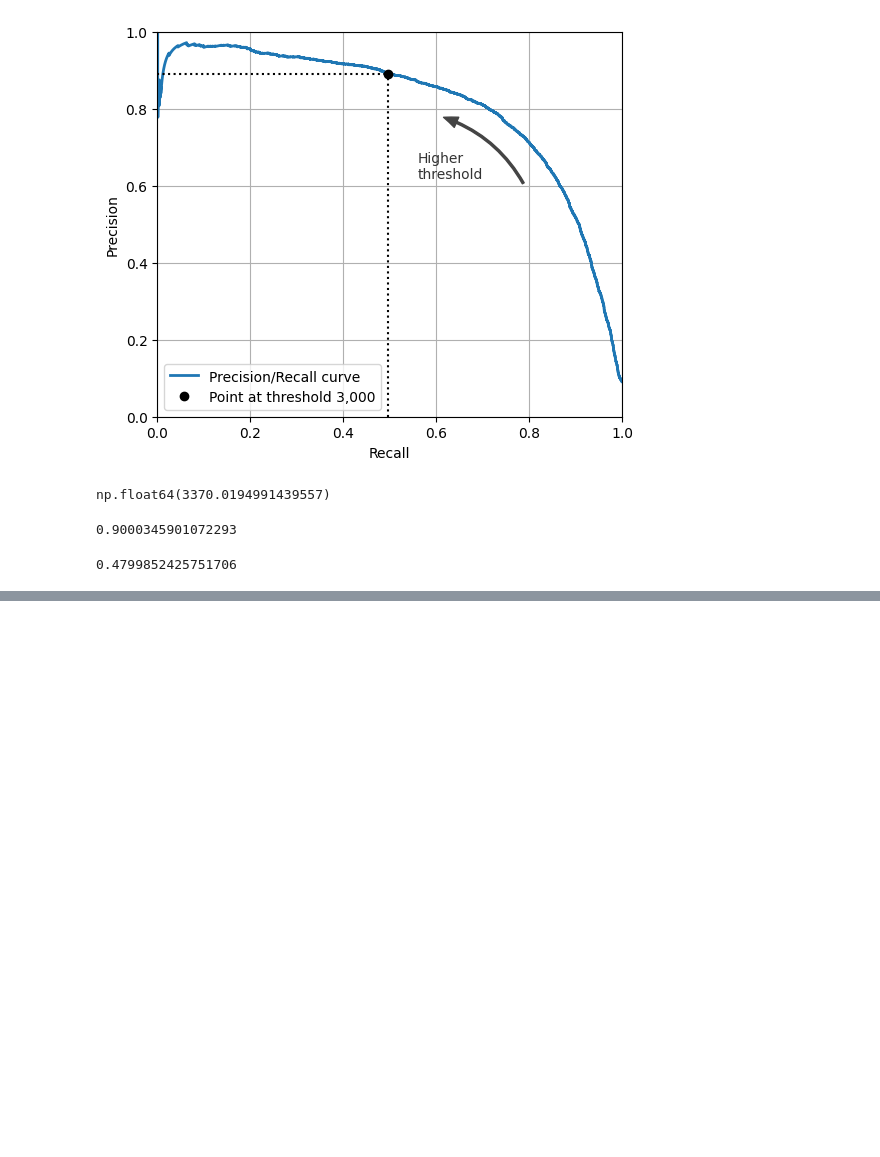
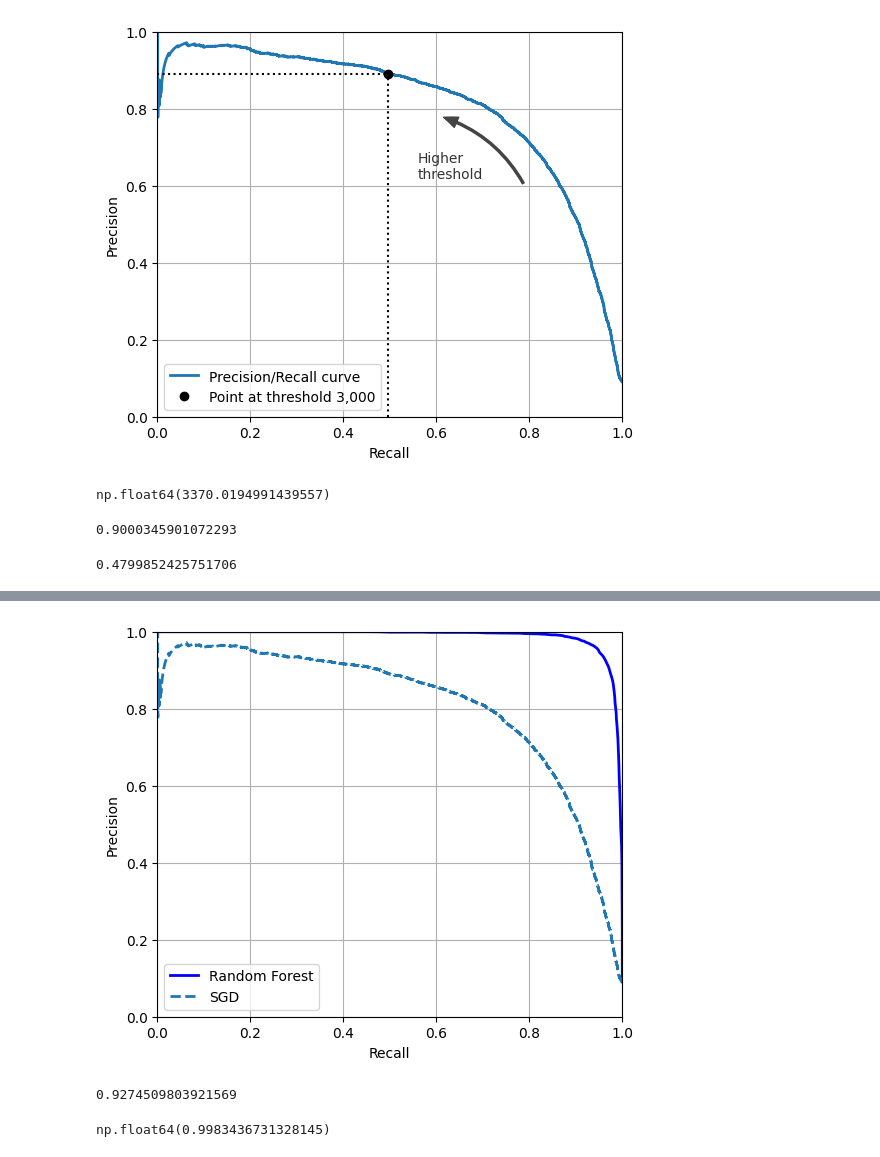
Before and after one commit to simon8889/ML-studying-notes, a Jupyter notebook: 03_classification.ipynb, the cells around one changed output, grey strips where cells are left out. Cells and saved outputs as stored; diff of their text form; code cells hidden in the pictures; blank space fills up the shorter version.

```diff
--- a/03_classification.ipynb
+++ b/03_classification.ipynb
@@ -486,0 +679,21 @@ recall_at_90_precision
+# %%
+plt.figure(figsize=(6, 5))
+plt.plot(recalls_forest, precisions_forest, "b-", label="Random Forest", linewidth=2)
+plt.plot(recalls, precisions, "--", label="SGD", linewidth=2)
+plt.xlabel("Recall")
+plt.ylabel("Precision")
+plt.legend()
+plt.axis([0, 1, 0, 1])
+plt.grid()
+plt.show()
+# %% [output]
+[figure, added]
+# %%
+y_train_pred_forest = y_probas_forest[:, 1] >= 0.5
+f1_score(y_train_5, y_train_pred_forest)
+# %% [output]
+0.9274509803921569
+# %%
+roc_auc_score(y_train_5, y_scores_forest)
+# %% [output]
+np.float64(0.9983436731328145)
```
Also changed, not shown: parts of 13 cells of this notebook.
